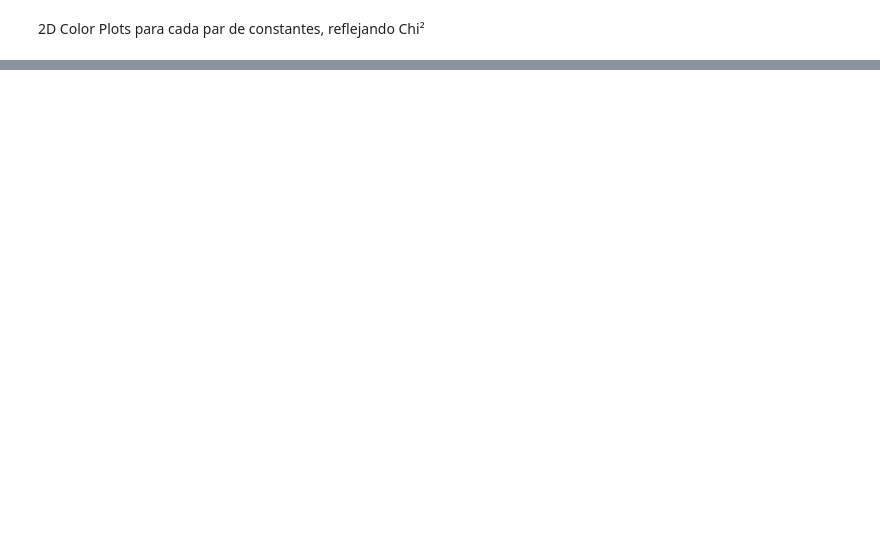
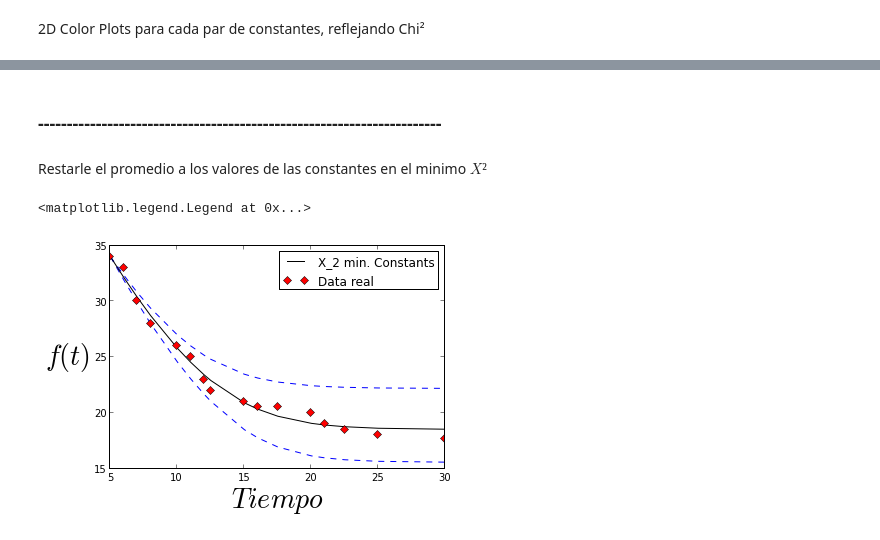
Before and after one commit to Nicolucas/GitFolder, a Jupyter notebook: Computational PhysicsHW/Tarea8/TryDis.ipynb, the cells around one changed output, grey strips where cells are left out. Cells and saved outputs as stored; diff of their text form; code cells hidden in the pictures; blank space fills up the shorter version.

```diff
--- a/Computational PhysicsHW/Tarea8/TryDis.ipynb
+++ b/Computational PhysicsHW/Tarea8/TryDis.ipynb
@@ -481,0 +545,32 @@ km1_walk[indiceChi],km2_walk[indiceChi])
+# %% [markdown]
+### ----------------------------------------------------------------------
+# %%
+err_alpha=abs(alphaC-ave_alpha)
+err_beta=abs(betaC-ave_beta)
+err_s0=abs(s0C-ave_s0)
+err_km1=abs(km1C-ave_km1)
+err_km2=abs(km2C-ave_km2)
+# %% [markdown]
+Restarle el promedio a los valores de las constantes en el minimo $X²$
+# %%
+ruta1=modelo(ave_alpha+err_alpha,ave_beta+err_beta,
+ave_s0+err_s0,ave_km1+err_km1,ave_km2+err_km2)
+
+ruta2=modelo(alpha_walk[indiceChi],beta_walk[indiceChi],
+s0_walk[indiceChi],km1_walk[indiceChi],km2_walk[indiceChi])
+
+ruta3=modelo(ave_alpha-err_alpha,ave_beta-err_beta,
+ave_s0-err_s0,ave_km1-err_km1,ave_km2-err_km2)
+
+plot(t,ruta1,'b--')
+plot(t,ruta3,'b--')
+plot(t,ruta2,'k-',label='X_2 min. Constants')
+plot(t,p,'rD',label='Data real')
+
+taman=28
+xlabel("$Tiempo$",size=taman)
+ylabel("$f(t)$",size=taman,rotation='horizontal')
+legend()
+# %% [output]
+<matplotlib.legend.Legend at 0x...>
+[figure, added]
```
Also changed, not shown: parts of 9 cells of this notebook.
